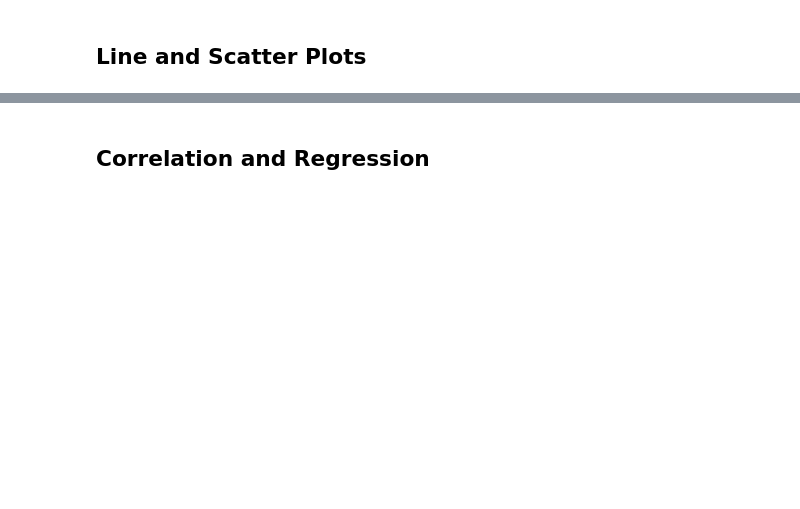
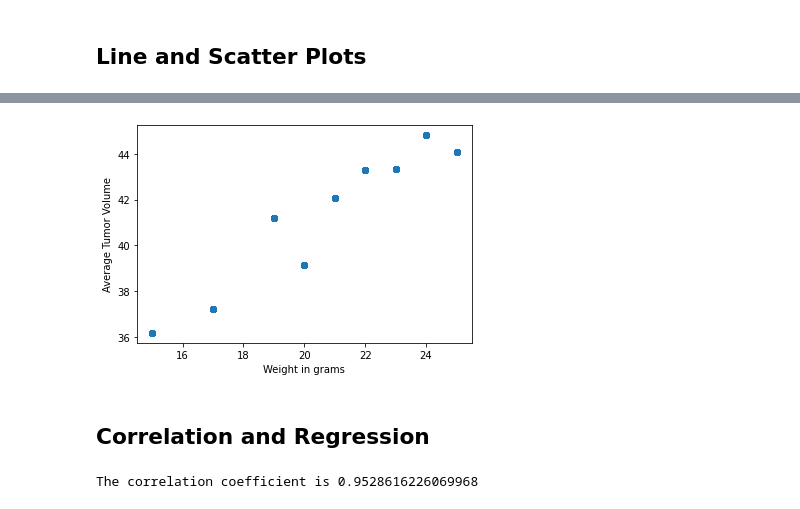
Before and after one commit to sgaetz1/matplotlib-challenge, a Jupyter notebook: pymaceuticals.ipynb, the cells around one changed output, grey strips where cells are left out. Cells and saved outputs as stored; diff of their text form; code cells hidden in the pictures; blank space fills up the shorter version.

```diff
--- a/pymaceuticals.ipynb
+++ b/pymaceuticals.ipynb
@@ -201,5 +289,26 @@ TypeError: 'method' object is not subscriptable
+# %%
+# Generate a scatter plot of average tumor volume vs. mouse weight for the Capomulin regimen
+# Get all the rows for Capomulin
+group = df.loc[df['Drug Regimen'] == 'Capomulin']
+
+# Get the average of tumor volume and merge list with data frame group
+avg =  group[['Weight (g)','Tumor Volume (mm3)']].groupby('Weight (g)').mean()
+merge = pd.merge(group, avg, on = 'Weight (g)')
+
+# Get the x and y values and make the scatter plot
+x_values = merge['Weight (g)']
+y_values = merge['Tumor Volume (mm3)_y']
+plt.scatter(x_values, y_values)
+plt.xlabel('Weight in grams')
+plt.ylabel('Average Tumor Volume')
+plt.show()
+# %% [output]
+[figure, added]
 # %% [markdown]
 ## Correlation and Regression
 # %%
-# Calculate the correlation coefficient and linear regression model
-# for mouse weight and average tumor volume for the Capomulin regimen
+# Calculate the correlation coefficient for mouse weight and average tumor volume for the Capomulin regimen
+correlation = st.pearsonr(x_values, y_values)
+print(f"The correlation coefficient is {correlation[0]}")
+# %% [output]
+The correlation coefficient is 0.9528616226069968
```
Also changed, not shown: parts of 10 cells of this notebook.
